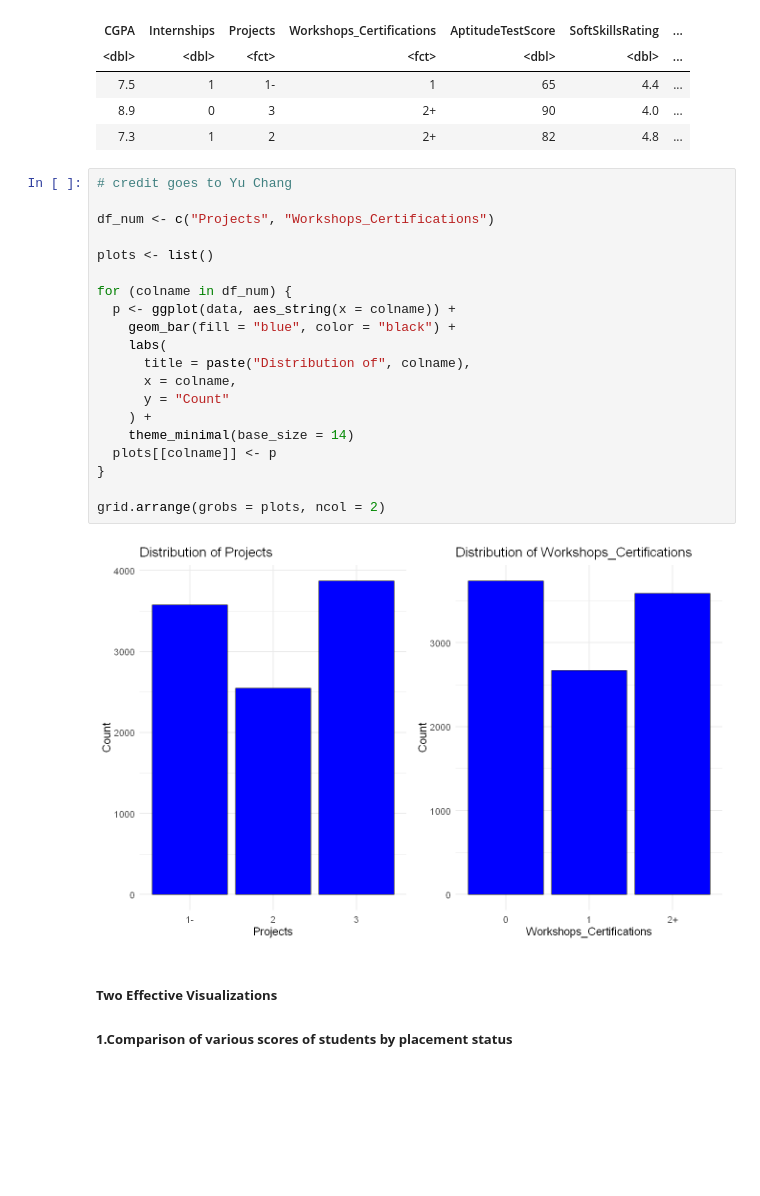
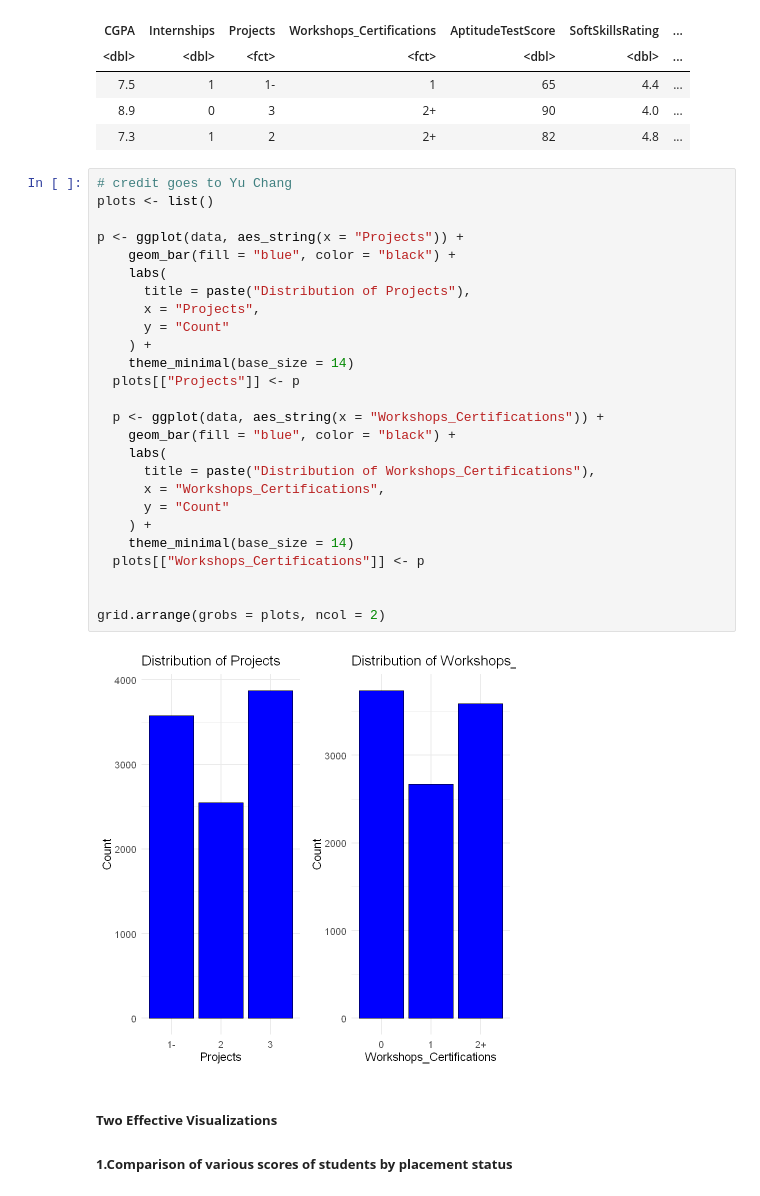
Before and after one commit to rainn72/Placement_predictor, a Jupyter notebook: Final_Archive/final_project.ipynb, the cells around one changed output. Drawn from its saved outputs; the diff is of its cells as text; blank space fills up the shorter version.

```diff
--- a/Final_Archive/final_project.ipynb
+++ b/Final_Archive/final_project.ipynb
@@ -393,26 +394,32 @@ A tibble: 3 × 11
 | 7.3 | 1 | 2 | 2+ | 82 | 4.8 | ... |
 # %%
 # credit goes to Yu Chang
-
-df_num <- c("Projects", "Workshops_Certifications")
-
 plots <- list()
 
-for (colname in df_num) {
-  p <- ggplot(data, aes_string(x = colname)) +
+p <- ggplot(data, aes_string(x = "Projects")) +
     geom_bar(fill = "blue", color = "black") +
     labs(
-      title = paste("Distribution of", colname),
-      x = colname,
+      title = paste("Distribution of Projects"),
+      x = "Projects",
       y = "Count"
     ) +
     theme_minimal(base_size = 14)
-  plots[[colname]] <- p
-}
+  plots[["Projects"]] <- p
+
+  p <- ggplot(data, aes_string(x = "Workshops_Certifications")) +
+    geom_bar(fill = "blue", color = "black") +
+    labs(
+      title = paste("Distribution of Workshops_Certifications"),
+      x = "Workshops_Certifications",
+      y = "Count"
+    ) +
+    theme_minimal(base_size = 14)
+  plots[["Workshops_Certifications"]] <- p
+
 
 grid.arrange(grobs = plots, ncol = 2)
 # %% [output]
-[figure, old version]
+[figure, new version]
 # %% [markdown]
 ##### **Two Effective Visualizations**
 ##### **1.Comparison of various scores of students by placement status**
```
Also changed, not shown: parts of 9 cells of this notebook, 1 other file.
